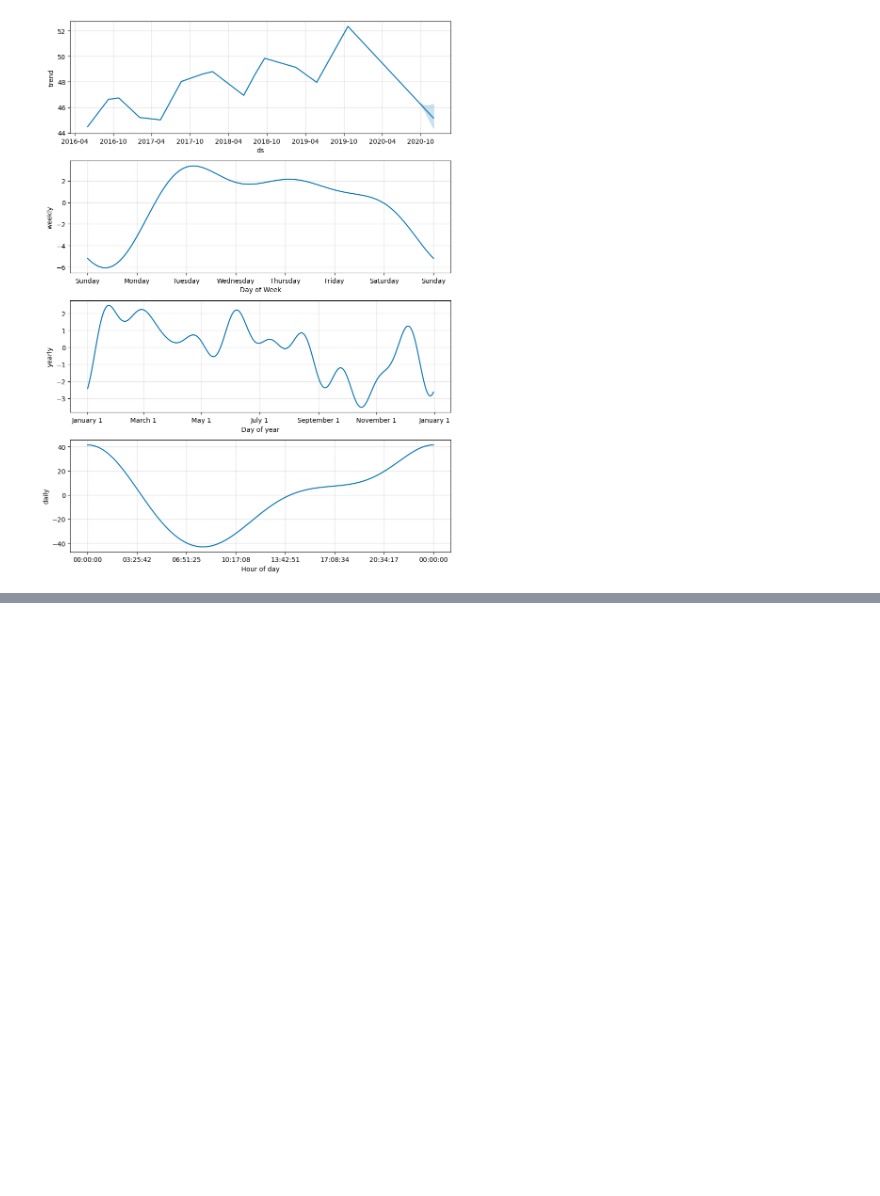
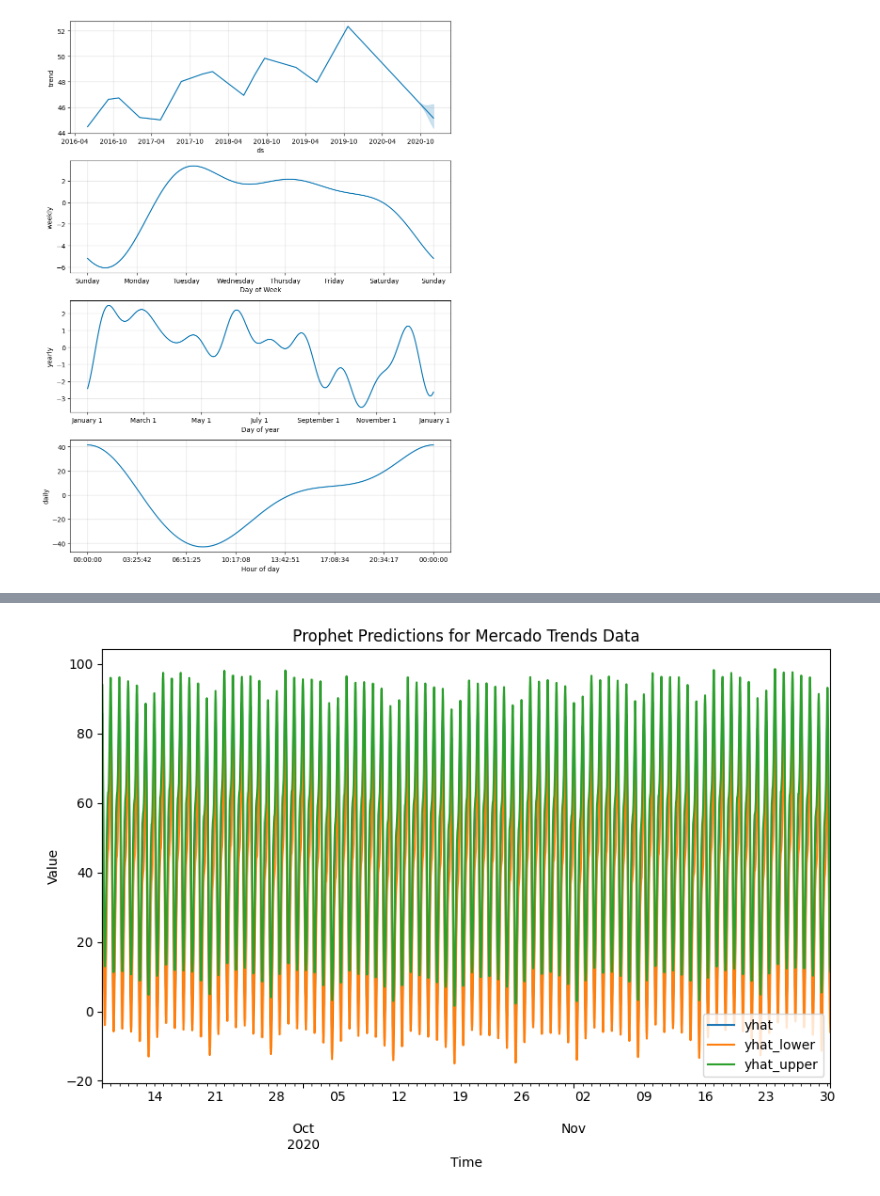
Before and after one commit to Shantesh123/Command_Line_Testing, a Jupyter notebook: Copy_of_!pip_install_prophet.ipynb, the cells around one changed output, grey strips where cells are left out. Drawn from its saved outputs; the diff is of its cells as text; code cells hidden in the pictures; blank space fills up the shorter version.

```diff
--- a/Copy_of_!pip_install_prophet.ipynb
+++ b/Copy_of_!pip_install_prophet.ipynb
@@ -390,3 +390,11 @@ prophet_model.plot_components(forecast_mercado_trends)
 # %% [output]
 [figure]
 [figure]
+# %%
+# Set the index in the forecast_mercado_trends DataFrame to the ds datetime column
+forecast_mercado_trends.set_index('ds', inplace=True)
+
+# View the only the yhat,yhat_lower and yhat_upper columns from the DataFrame
+yhat_columns = ['yhat', 'yhat_lower', 'yhat_upper']
+forecast_mercado_trends_filtered = forecast_mercado_trends[yhat_columns]
+display(forecast_mercado_trends_filtered)
@@ -392,0 +416,12 @@ prophet_model.plot_components(forecast_mercado_trends)
+# %%
+# From the forecast_mercado_trends DataFrame, plot the data to visualize
+#  the yhat, yhat_lower, and yhat_upper columns over the last 2000 hours
+last_2000_hours = forecast_mercado_trends_filtered.tail(2000)
+last_2000_hours.plot(y=['yhat', 'yhat_lower', 'yhat_upper'], figsize=(10, 6))
+plt.xlabel('Time')
+plt.ylabel('Value')
+plt.title('Prophet Predictions for Mercado Trends Data')
+plt.legend()
+plt.show()
+# %% [output]
+[figure, added]
```
Also changed, not shown: parts of 1 cell of this notebook.
